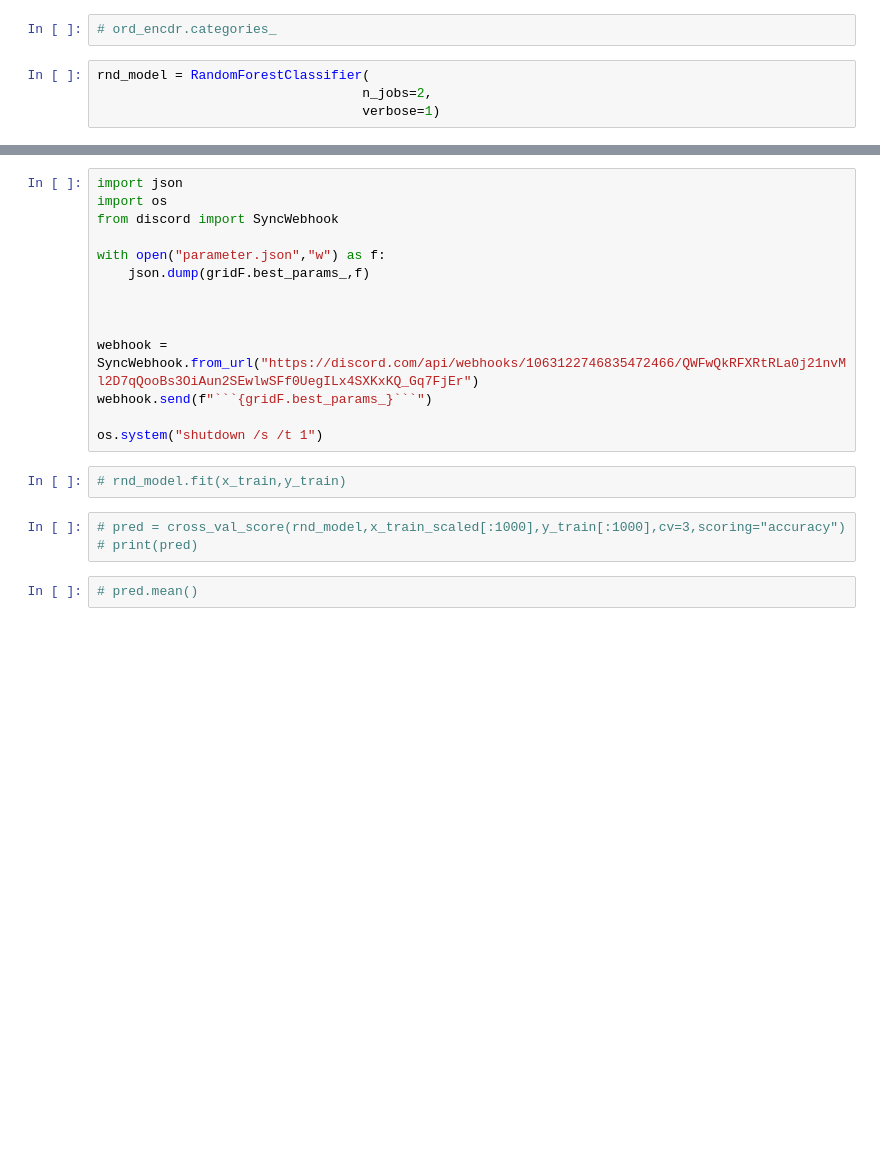
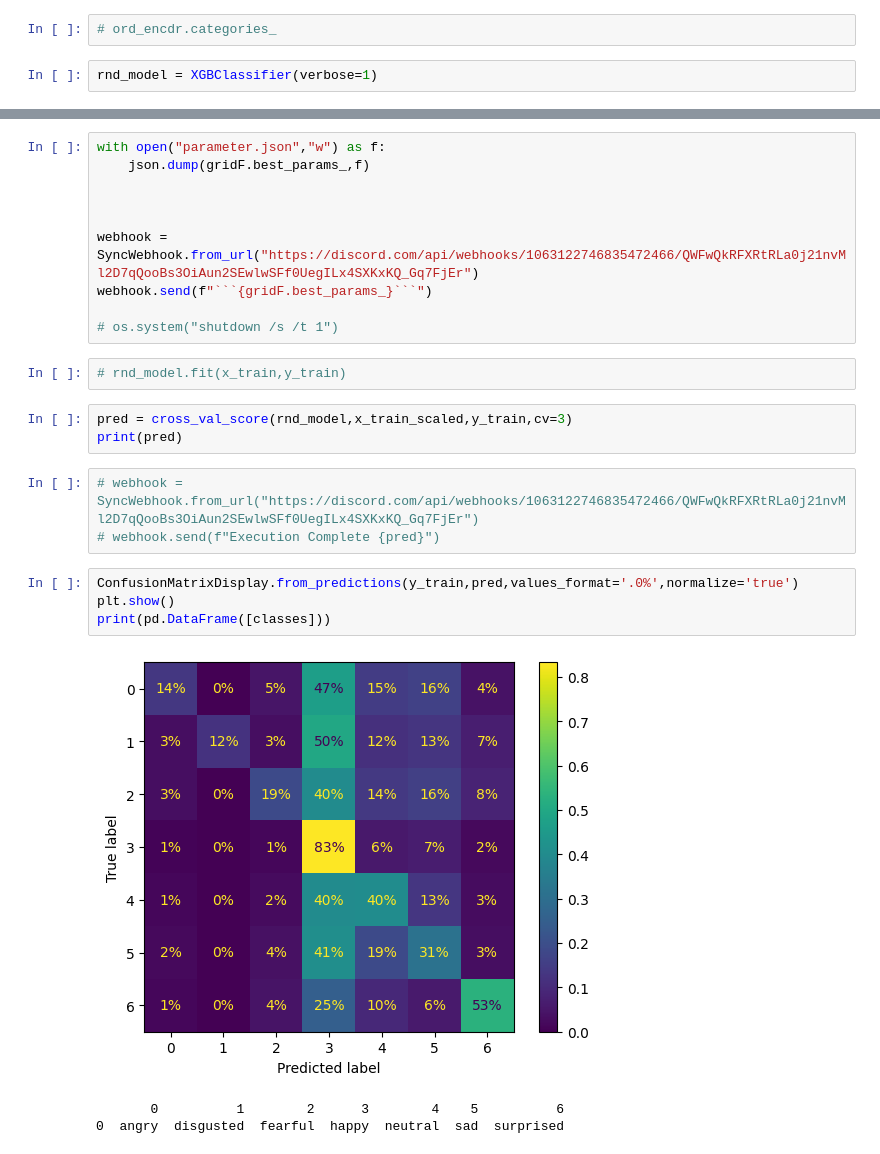
Before and after one commit to 26th-Official/Emotion-Detection, a Jupyter notebook: Emotion.ipynb, the cells around one changed output, grey strips where cells are left out. Drawn from its saved outputs; the diff is of its cells as text; blank space fills up the shorter version.

````diff
--- a/Emotion.ipynb
+++ b/Emotion.ipynb
@@ -111,6 +119,4 @@ array([ 0.78823686,  0.8466948 ,  1.1754549 , ..., -0.20822097,
 # %%
 # ord_encdr.categories_
 # %%
-rnd_model = RandomForestClassifier(
-                                  n_jobs=2,
-                                  verbose=1)
+rnd_model = XGBClassifier(verbose=1)
@@ -135,8 +155,4 @@ Fitting 3 folds for each of 1 candidates, totalling 3 fits
 # %%
-import json
-import os
-from discord import SyncWebhook
-
 with open("parameter.json","w") as f:
     json.dump(gridF.best_params_,f)
 
@@ -145,11 +161,20 @@ with open("parameter.json","w") as f:
 webhook = SyncWebhook.from_url("https://discord.com/api/webhooks/1063122746835472466/QWFwQkRFXRtRLa0j21nvMl2D7qQooBs3OiAun2SEwlwSFf0UegILx4SXKxKQ_Gq7FjEr")
 webhook.send(f"```{gridF.best_params_}```")
 
-os.system("shutdown /s /t 1")
+# os.system("shutdown /s /t 1")
 # %%
 # rnd_model.fit(x_train,y_train)
 # %%
-# pred = cross_val_score(rnd_model,x_train_scaled[:1000],y_train[:1000],cv=3,scoring="accuracy")
-# print(pred)
+pred = cross_val_score(rnd_model,x_train_scaled,y_train,cv=3)
+print(pred)
-# %%
-# pred.mean()
+# %%
+# webhook = SyncWebhook.from_url("https://discord.com/api/webhooks/1063122746835472466/QWFwQkRFXRtRLa0j21nvMl2D7qQooBs3OiAun2SEwlwSFf0UegILx4SXKxKQ_Gq7FjEr")
+# webhook.send(f"Execution Complete {pred}")
+# %%
+ConfusionMatrixDisplay.from_predictions(y_train,pred,values_format='.0%',normalize='true')
+plt.show()
+print(pd.DataFrame([classes]))
+# %% [output]
+[figure, added]
+       0          1        2      3        4    5          6
+0  angry  disgusted  fearful  happy  neutral  sad  surprised
````
Also changed, not shown: parts of 3 cells of this notebook, 2 other files.
